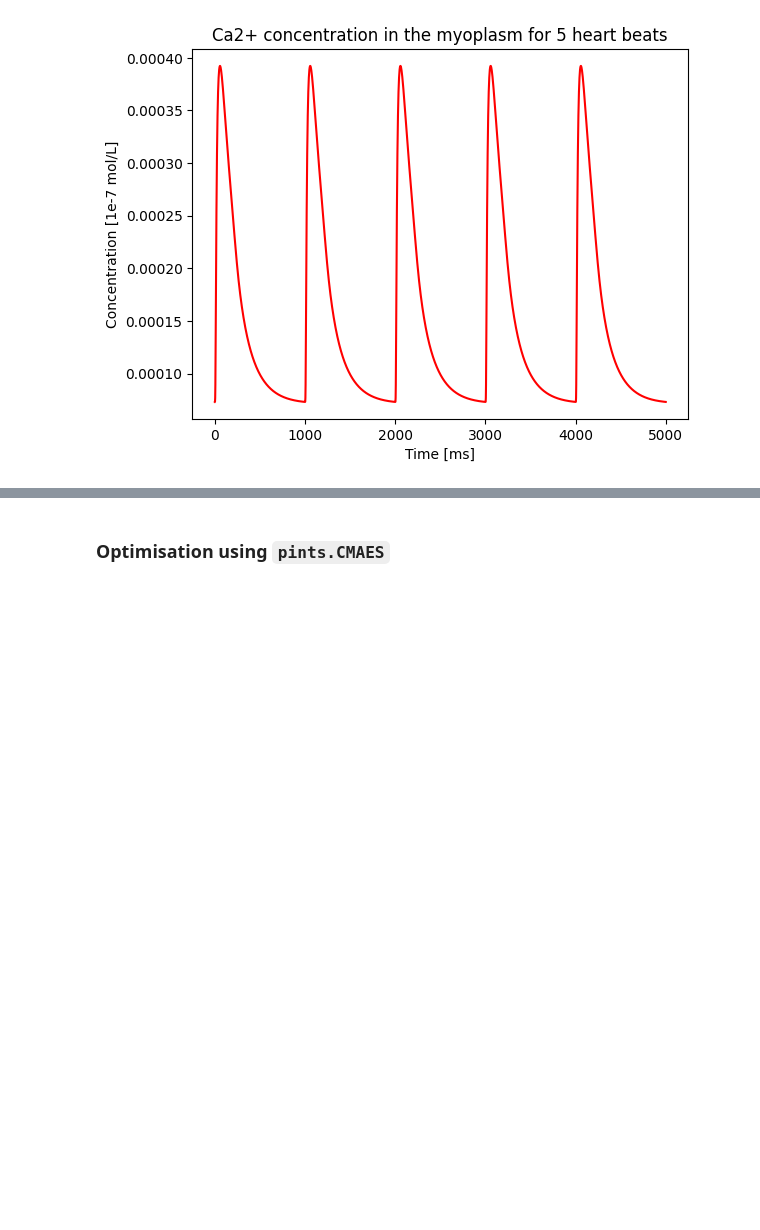
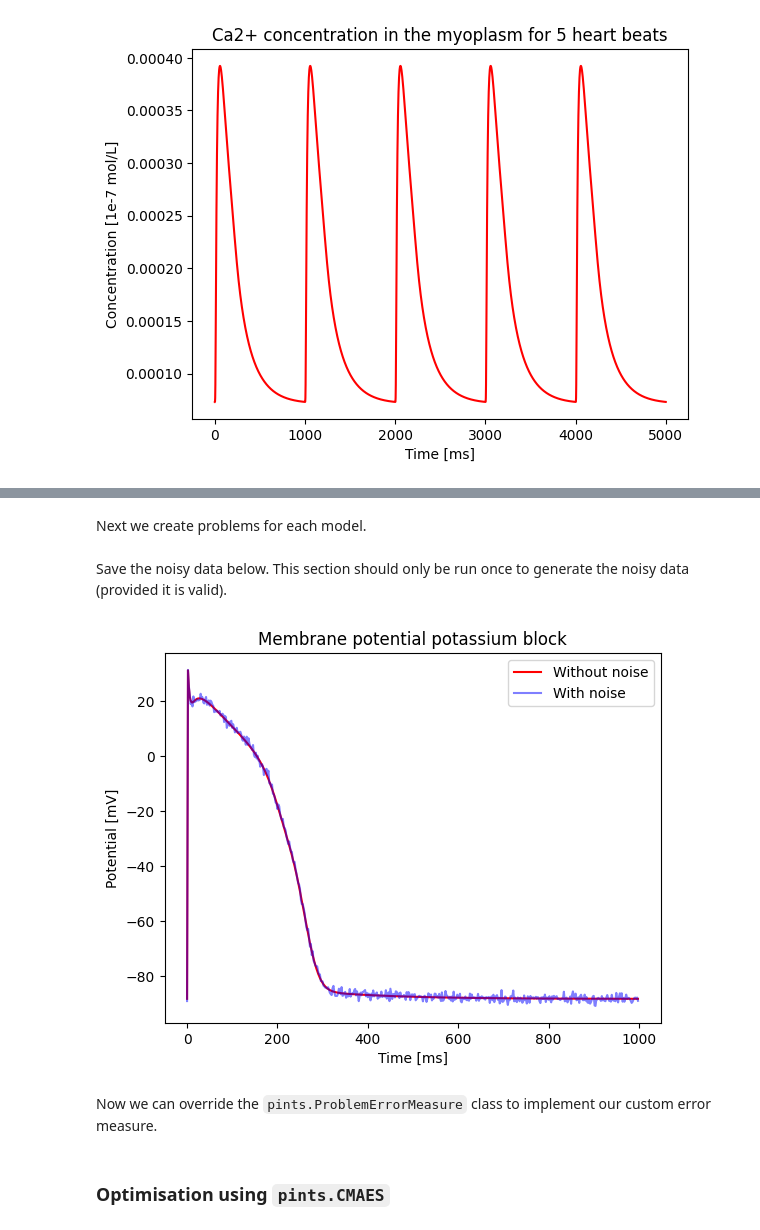
Before and after one commit to mghosh00/CardiacModels, a Jupyter notebook: cardiac_models/examples/torord/torord.ipynb, the cells around one changed output, grey strips where cells are left out. Drawn from its saved outputs; the diff is of its cells as text; code cells hidden in the pictures; blank space fills up the shorter version.

```diff
--- a/cardiac_models/examples/torord/torord.ipynb
+++ b/cardiac_models/examples/torord/torord.ipynb
@@ -341,0 +395,2 @@ on the parameters.
+# %%
+conditions_130 = pre_pace(model, parameters, times, num_beats=130, num_saved_beats=1)
@@ -341,0 +399,9 @@ on the parameters.
+# %%
+model_default = model
+model_BINa = ToRORdModel(conditions_130, stim_params, fixed_params=fixed_params, outputs=["V", "Ca_i"], rtol=10**(-8), atol=10**(-8))
+model_BINa.multipliers["I_Na"] = 0.5
+model_BINa.multipliers["I_NaL"] = 0.5
+model_BICaL = ToRORdModel(conditions_130, stim_params, fixed_params=fixed_params, outputs=["V", "Ca_i"], rtol=10**(-8), atol=10**(-8))
+model_BICaL.multipliers["I_CaL"] = 0.5
+model_BIK1 = ToRORdModel(conditions_130, stim_params, fixed_params=fixed_params, outputs=["V", "Ca_i"], rtol=10**(-8), atol=10**(-8))
+model_BIK1.multipliers["I_K1"] = 0.5
@@ -341,0 +428,24 @@ on the parameters.
+# %% [markdown]
+Next we create problems for each model.
+# %% [markdown]
+Save the noisy data below. This section should only be run once to generate the noisy data (provided it is valid).
+# %%
+data_default = generate_data(model, parameters, times, sigma=np.array([1, 3e-6]), file_loc="simulation_outputs/noisy_data_default.csv")
+data_BINa = generate_data(model_BINa, parameters, times, sigma=np.array([1, 3e-6]), file_loc="simulation_outputs/noisy_data_BINa.csv")
+data_BICaL = generate_data(model_BICaL, parameters, times, sigma=np.array([1, 3e-6]), file_loc="simulation_outputs/noisy_data_BICaL.csv")
+data_BIK1 = generate_data(model_BIK1, parameters, times, sigma=np.array([1, 3e-6]), file_loc="simulation_outputs/noisy_data_BIK1.csv")
+# %%
+noisy_data = pd.read_csv("simulation_outputs/noisy_data_default.csv", index_col=0).to_numpy()
+problem = pints.MultiOutputProblem(model, times, noisy_data)
+noisy_data_BINa = pd.read_csv("simulation_outputs/noisy_data_BINa.csv", index_col=0).to_numpy()
+problem_BINa = pints.MultiOutputProblem(model_BINa, times, noisy_data_BINa)
+noisy_data_BICaL = pd.read_csv("simulation_outputs/noisy_data_BICaL.csv", index_col=0).to_numpy()
+problem_BICaL = pints.MultiOutputProblem(model_BICaL, times, noisy_data_BICaL)
+noisy_data_BIK1 = pd.read_csv("simulation_outputs/noisy_data_BIK1.csv", index_col=0).to_numpy()
+problem_BIK1 = pints.MultiOutputProblem(model_BIK1, times, noisy_data_BIK1)
+# %%
+plot_V(times, data_BIK1[:, 0], noisy_data_BIK1[:, 0], "potassium block", save=True)
+# %% [output]
+[figure, added]
+# %% [markdown]
+Now we can override the `pints.ProblemErrorMeasure` class to implement our custom error measure.
```
Also changed, not shown: parts of 60 cells of this notebook, 3 other files.
